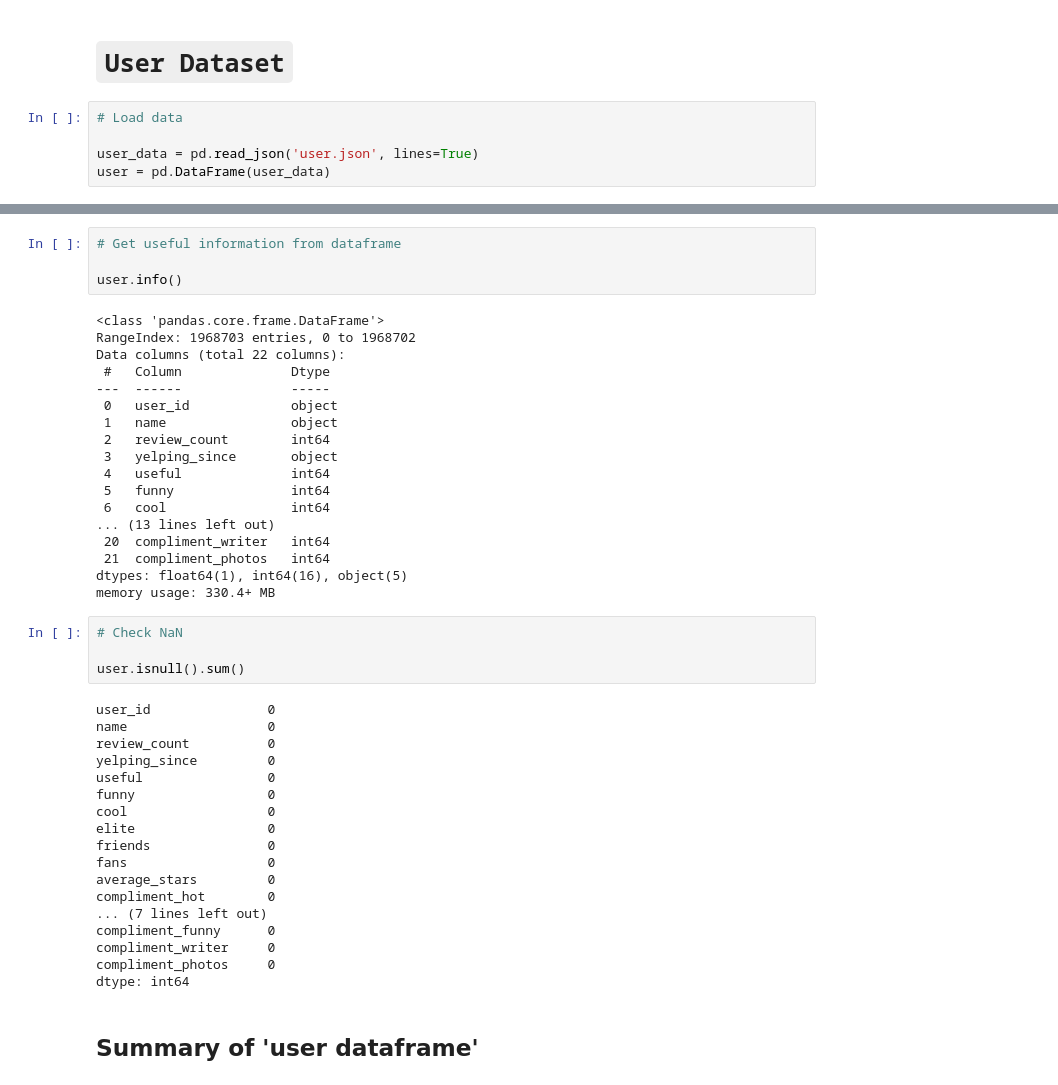
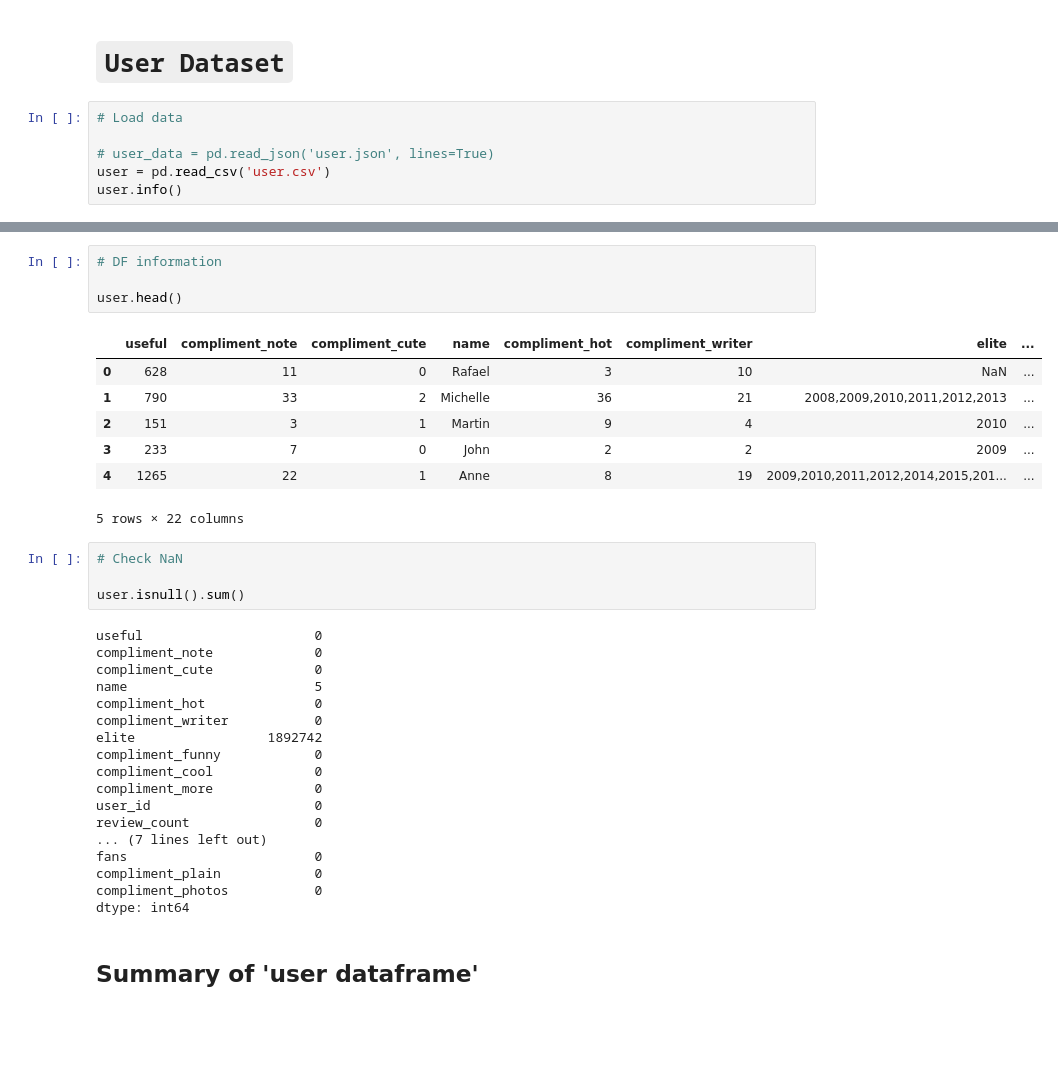
Before and after one commit to m-pushkar/Springboard, a Jupyter notebook: Recommendation Engine/Yelp_data_wrangling.ipynb, the cells around one changed output, grey strips where cells are left out. Drawn from its saved outputs; the diff is of its cells as text; blank space fills up the shorter version.

```diff
--- a/Recommendation Engine/Yelp_data_wrangling.ipynb
+++ b/Recommendation Engine/Yelp_data_wrangling.ipynb
@@ -387,5 +365,6 @@ dtype: int64
 # %%
 # Load data
 
-user_data = pd.read_json('user.json', lines=True)
-user = pd.DataFrame(user_data)
+# user_data = pd.read_json('user.json', lines=True)
+user = pd.read_csv('user.csv')
+user.info()
@@ -392,46 +389,36 @@ user = pd.DataFrame(user_data)
 # %%
-# Get useful information from dataframe
+# DF information
 
-user.info()
+user.head()
 # %% [output]
+|  | useful | compliment_note | compliment_cute | name | compliment_hot | compliment_writer | elite | ... |
+| 0 | 628 | 11 | 0 | Rafael | 3 | 10 | NaN | ... |
+| 1 | 790 | 33 | 2 | Michelle | 36 | 21 | 2008,2009,2010,2011,2012,2013 | ... |
+| 2 | 151 | 3 | 1 | Martin | 9 | 4 | 2010 | ... |
+| 3 | 233 | 7 | 0 | John | 2 | 2 | 2009 | ... |
+| 4 | 1265 | 22 | 1 | Anne | 8 | 19 | 2009,2010,2011,2012,2014,2015,201... | ... |
-<class 'pandas.core.frame.DataFrame'>
-RangeIndex: 1968703 entries, 0 to 1968702
-Data columns (total 22 columns):
- #   Column              Dtype
----  ------              -----
- 0   user_id             object
- 1   name                object
- 2   review_count        int64
- 3   yelping_since       object
- 4   useful              int64
- 5   funny               int64
- 6   cool                int64
-... (13 lines left out)
- 20  compliment_writer   int64
- 21  compliment_photos   int64
-dtypes: float64(1), int64(16), object(5)
-memory usage: 330.4+ MB
+5 rows × 22 columns
 # %%
 # Check NaN
 
 user.isnull().sum()
 # %% [output]
-user_id               0
-name                  0
-review_count          0
-yelping_since         0
-useful                0
-funny                 0
-cool                  0
-elite                 0
-friends               0
-fans                  0
-average_stars         0
-compliment_hot        0
+useful                      0
+compliment_note             0
+compliment_cute             0
+name                        5
+compliment_hot              0
+compliment_writer           0
+elite                 1892742
+compliment_funny            0
+compliment_cool             0
+compliment_more             0
+user_id                     0
+review_count                0
 ... (7 lines left out)
-compliment_funny      0
-compliment_writer     0
-compliment_photos     0
+fans                        0
+compliment_plain            0
+compliment_photos           0
 dtype: int64
 # %% [markdown]
 ## Summary of 'user dataframe'
```
Also changed, not shown: parts of 23 cells of this notebook, 9 other files.
